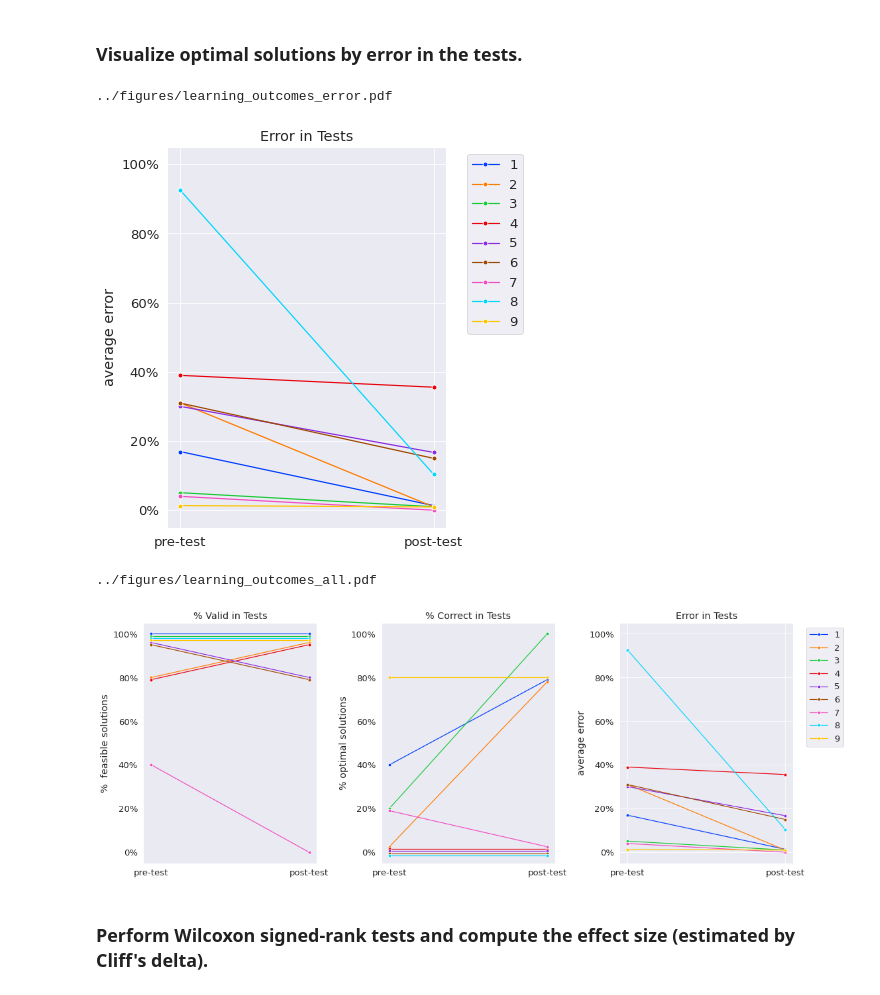
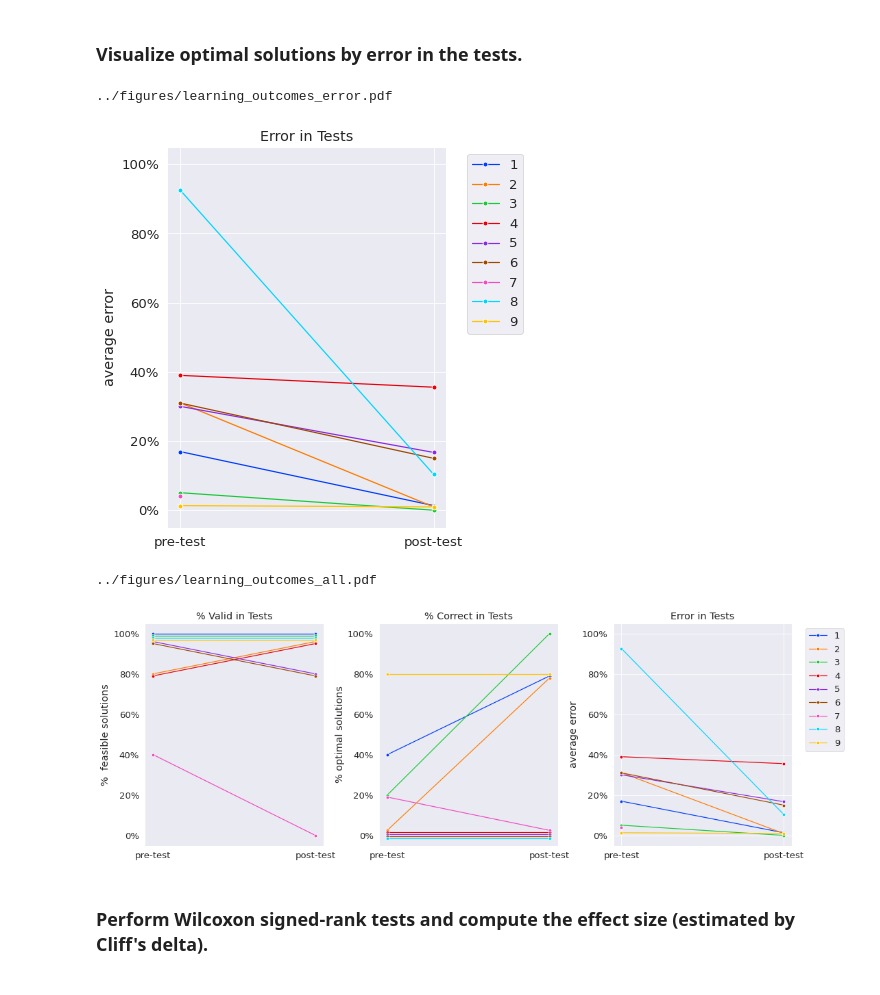
Before and after one commit to utku-norman/justhink-preexp-analysis, a Jupyter notebook: analysis/tools/3_RQ1_measure_learning_outcomes.ipynb, the cells around one changed output. Cells and saved outputs as stored; diff of their text form; code cells hidden in the pictures.

Commit message:
Handle average error for no valid responses

```diff
--- a/analysis/tools/3_RQ1_measure_learning_outcomes.ipynb
+++ b/analysis/tools/3_RQ1_measure_learning_outcomes.ipynb
@@ -166,12 +166,14 @@ def compute_average_error(df, test_name, total_count):
     """Compute average error for a test."""
     total_error = 0
     count = 0
+    valid_count = 0
     for index, row in df.iterrows():
         error = row['error']
         if test_name in row['activity']:
             # not computing the error for submissions that are not feasible/spanning
             count = count + 1
             if not math.isnan(error):
+                valid_count = valid_count + 1
                 total_error = total_error + error
 
     # Validity check.
@@ -181,8 +183,8 @@ def compute_average_error(df, test_name, total_count):
         print(count, total_count)
         raise ValueError
 
-    # compute averages while handling zero division
-    if count != 0:
+    # Compute average, handling if no valid responses.
+    if valid_count > 0:
         average_error = total_error / total_count
     else:
         average_error = None
@@ -409,21 +411,21 @@ def plot_error(ax=None, save=True):
 plot_error()
 # %% [output]
 ../figures/learning_outcomes_error.pdf
-[figure, old version]
+[figure, new version]
 # %%
-fig, axes = plt.subplots(1, 3, figsize=(16, 6))
+fig, axes = plt.subplots(1, 3, figsize=(15, 5))
 
 plot_feasible(ax=axes[0], save=False)
 plot_optimal(ax=axes[1], save=False)
 plot_error(ax=axes[2], save=False)
 
-fig.tight_layout()
+fig.tight_layout(pad=-0.1)
 export_file = figs_dir.joinpath('learning_outcomes_all.pdf')
 plt.savefig(export_file, bbox_inches='tight')
 print(export_file)
 # %% [output]
 ../figures/learning_outcomes_all.pdf
-[figure, old version]
+[figure, new version]
 # %% [markdown]
 ### Perform Wilcoxon signed-rank tests and compute the effect size (estimated by Cliff's delta).
 # %%
```
Also changed, not shown: parts of 2 cells of this notebook, 4 other files.
